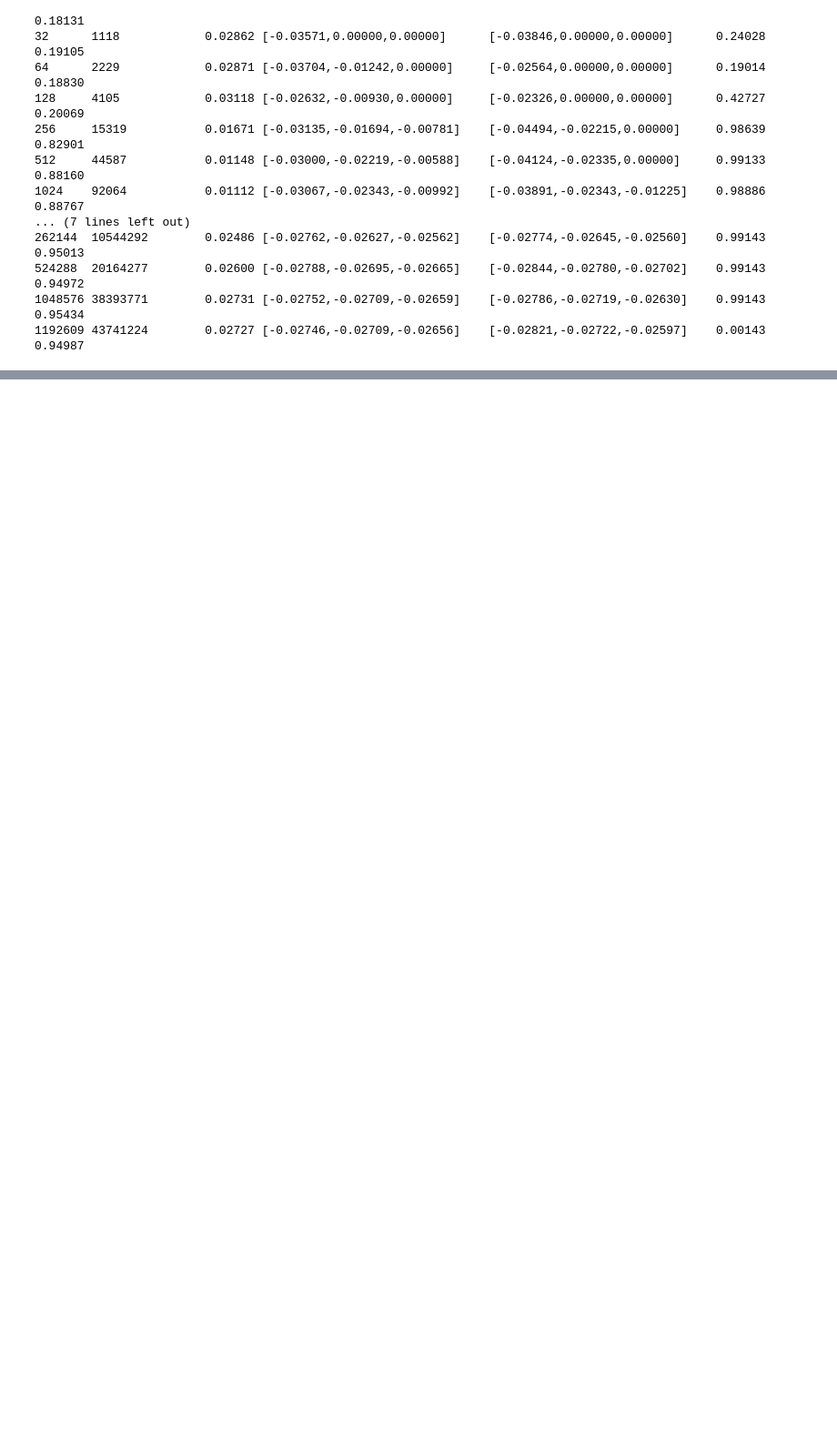
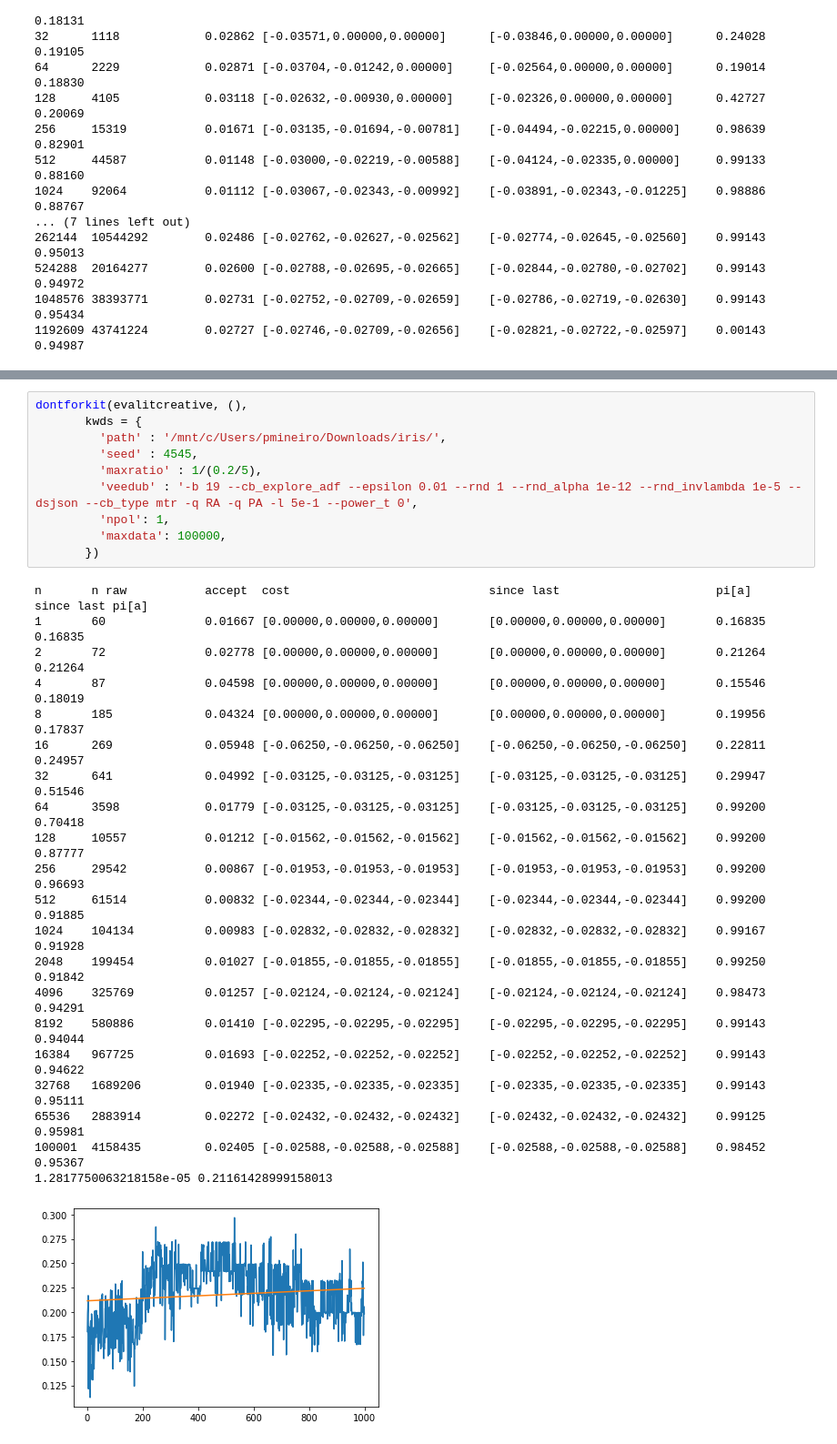
Before and after one commit to pmineiro/memoryrl, a Jupyter notebook: ExploreEval.ipynb, the cells around one changed output, grey strips where cells are left out. Shown at 91% size. Saved outputs shown, nothing was run; the diff lists cells and outputs as text; blank space fills up the shorter version.

```diff
--- a/ExploreEval.ipynb
+++ b/ExploreEval.ipynb
@@ -323,0 +564,32 @@ n       n raw           accept  cost                            since last
+# %%
+dontforkit(evalitcreative, (),
+       kwds = {
+         'path' : '/mnt/c/Users/pmineiro/Downloads/iris/',
+         'seed' : 4545,
+         'maxratio' : 1/(0.2/5),
+         'veedub' : '-b 19 --cb_explore_adf --epsilon 0.01 --rnd 1 --rnd_alpha 1e-12 --rnd_invlambda 1e-5 --dsjson --cb_type mtr -q RA -q PA -l 5e-1 --power_t 0',
+         'npol': 1,
+         'maxdata': 100000,
+       })
+# %% [output]
+n       n raw           accept  cost                            since last                      pi[a]           since last pi[a]
+1       60              0.01667 [0.00000,0.00000,0.00000]       [0.00000,0.00000,0.00000]       0.16835         0.16835
+2       72              0.02778 [0.00000,0.00000,0.00000]       [0.00000,0.00000,0.00000]       0.21264         0.21264
+4       87              0.04598 [0.00000,0.00000,0.00000]       [0.00000,0.00000,0.00000]       0.15546         0.18019
+8       185             0.04324 [0.00000,0.00000,0.00000]       [0.00000,0.00000,0.00000]       0.19956         0.17837
+16      269             0.05948 [-0.06250,-0.06250,-0.06250]    [-0.06250,-0.06250,-0.06250]    0.22811         0.24957
+32      641             0.04992 [-0.03125,-0.03125,-0.03125]    [-0.03125,-0.03125,-0.03125]    0.29947         0.51546
+64      3598            0.01779 [-0.03125,-0.03125,-0.03125]    [-0.03125,-0.03125,-0.03125]    0.99200         0.70418
+128     10557           0.01212 [-0.01562,-0.01562,-0.01562]    [-0.01562,-0.01562,-0.01562]    0.99200         0.87777
+256     29542           0.00867 [-0.01953,-0.01953,-0.01953]    [-0.01953,-0.01953,-0.01953]    0.99200         0.96693
+512     61514           0.00832 [-0.02344,-0.02344,-0.02344]    [-0.02344,-0.02344,-0.02344]    0.99200         0.91885
+1024    104134          0.00983 [-0.02832,-0.02832,-0.02832]    [-0.02832,-0.02832,-0.02832]    0.99167         0.91928
+2048    199454          0.01027 [-0.01855,-0.01855,-0.01855]    [-0.01855,-0.01855,-0.01855]    0.99250         0.91842
+4096    325769          0.01257 [-0.02124,-0.02124,-0.02124]    [-0.02124,-0.02124,-0.02124]    0.98473         0.94291
+8192    580886          0.01410 [-0.02295,-0.02295,-0.02295]    [-0.02295,-0.02295,-0.02295]    0.99143         0.94044
+16384   967725          0.01693 [-0.02252,-0.02252,-0.02252]    [-0.02252,-0.02252,-0.02252]    0.99143         0.94622
+32768   1689206         0.01940 [-0.02335,-0.02335,-0.02335]    [-0.02335,-0.02335,-0.02335]    0.99143         0.95111
+65536   2883914         0.02272 [-0.02432,-0.02432,-0.02432]    [-0.02432,-0.02432,-0.02432]    0.99125         0.95981
+100001  4158435         0.02405 [-0.02588,-0.02588,-0.02588]    [-0.02588,-0.02588,-0.02588]    0.98452         0.95367
+1.2817750063218158e-05 0.21161428999158013
+[figure, added]
```
Also changed, not shown: parts of 9 cells of this notebook.
